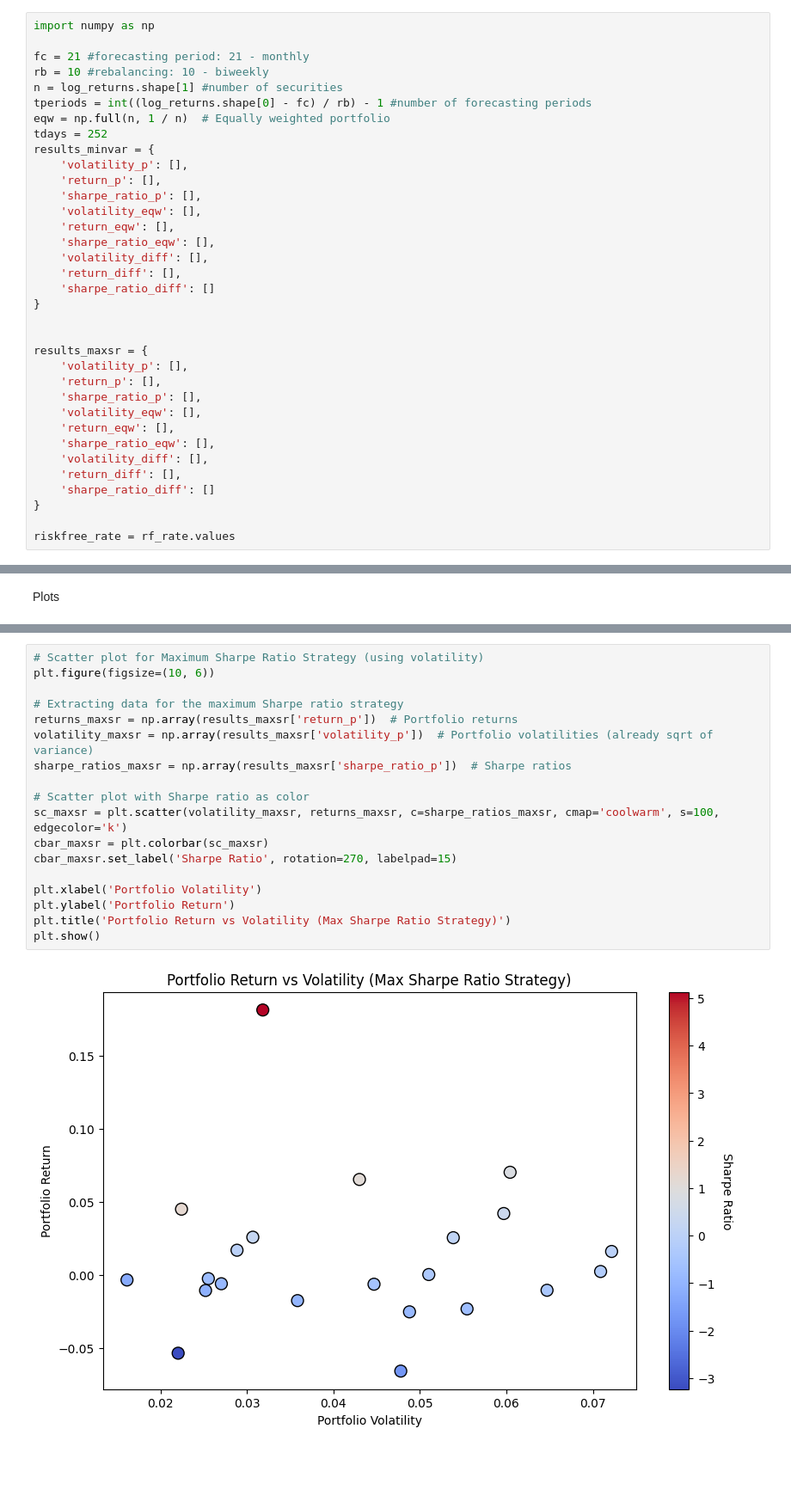
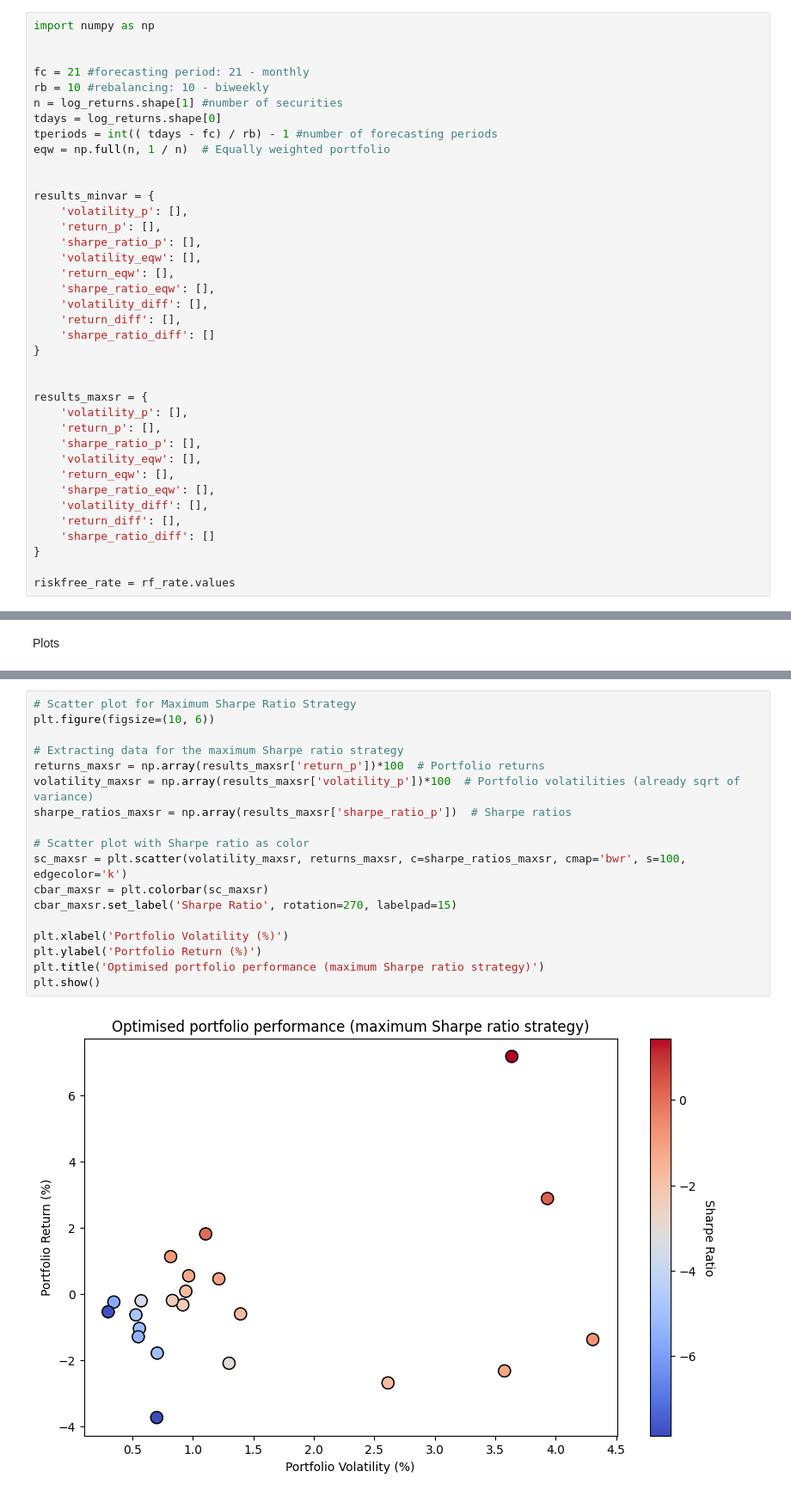
Before and after one commit to azizbekasadov/uzh-digfintools-research, a Jupyter notebook: src/main.ipynb, the cells around one changed output, grey strips where cells are left out. Shown at 86% size. Drawn from its saved outputs; the diff is of its cells as text; blank space fills up the shorter version.

```diff
--- a/src/main.ipynb
+++ b/src/main.ipynb
@@ -165,13 +165,16 @@ print(p0)
 Markowtiz optimisation set up
 # %%
 import numpy as np
+
 
 fc = 21 #forecasting period: 21 - monthly
 rb = 10 #rebalancing: 10 - biweekly
 n = log_returns.shape[1] #number of securities
-tperiods = int((log_returns.shape[0] - fc) / rb) - 1 #number of forecasting periods
+tdays = log_returns.shape[0]
+tperiods = int(( tdays - fc) / rb) - 1 #number of forecasting periods
 eqw = np.full(n, 1 / n)  # Equally weighted portfolio
-tdays = 252
+
+
 results_minvar = {
     'volatility_p': [],
     'return_p': [],
@@ -387,21 +364,21 @@ plt.show()
 # %%
-# Scatter plot for Maximum Sharpe Ratio Strategy (using volatility)
+# Scatter plot for Maximum Sharpe Ratio Strategy
 plt.figure(figsize=(10, 6))
 
 # Extracting data for the maximum Sharpe ratio strategy
-returns_maxsr = np.array(results_maxsr['return_p'])  # Portfolio returns
-volatility_maxsr = np.array(results_maxsr['volatility_p'])  # Portfolio volatilities (already sqrt of variance)
+returns_maxsr = np.array(results_maxsr['return_p'])*100  # Portfolio returns
+volatility_maxsr = np.array(results_maxsr['volatility_p'])*100  # Portfolio volatilities (already sqrt of variance)
 sharpe_ratios_maxsr = np.array(results_maxsr['sharpe_ratio_p'])  # Sharpe ratios
 
 # Scatter plot with Sharpe ratio as color
-sc_maxsr = plt.scatter(volatility_maxsr, returns_maxsr, c=sharpe_ratios_maxsr, cmap='coolwarm', s=100, edgecolor='k')
+sc_maxsr = plt.scatter(volatility_maxsr, returns_maxsr, c=sharpe_ratios_maxsr, cmap='bwr', s=100, edgecolor='k')
 cbar_maxsr = plt.colorbar(sc_maxsr)
 cbar_maxsr.set_label('Sharpe Ratio', rotation=270, labelpad=15)
 
-plt.xlabel('Portfolio Volatility')
-plt.ylabel('Portfolio Return')
-plt.title('Portfolio Return vs Volatility (Max Sharpe Ratio Strategy)')
+plt.xlabel('Portfolio Volatility (%)')
+plt.ylabel('Portfolio Return (%)')
+plt.title('Optimised portfolio performance (maximum Sharpe ratio strategy)')
 plt.show()
 # %% [output]
-[figure, old version]
+[figure, new version]
 # %%
```
Also changed, not shown: parts of 6 cells of this notebook.
